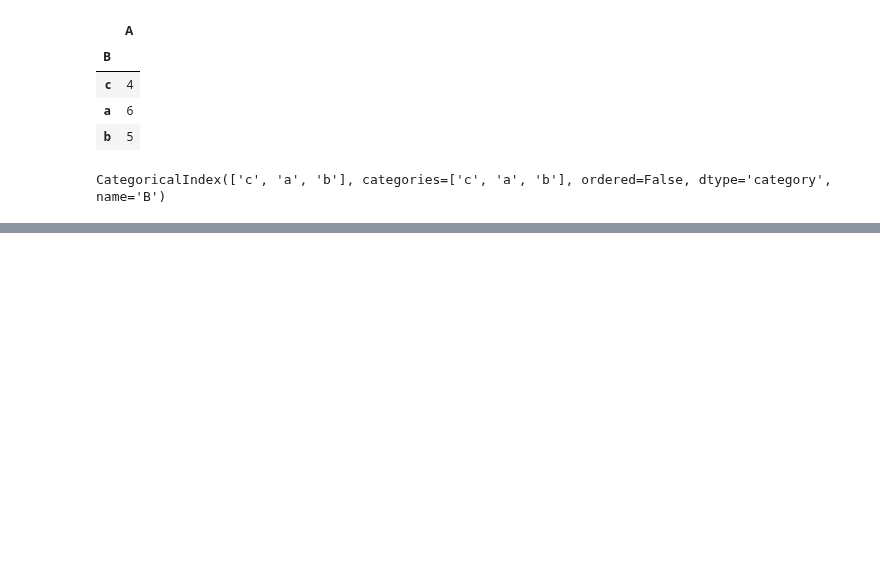
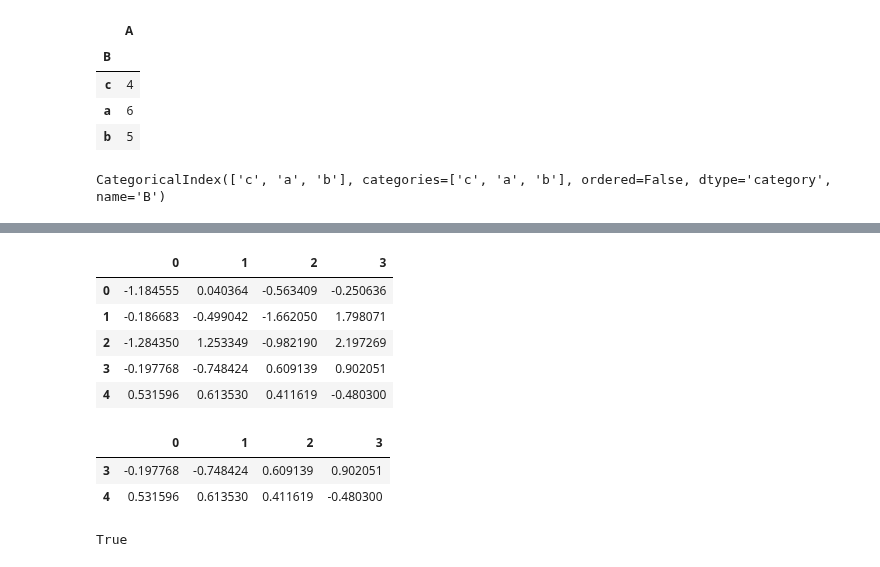
Before and after one commit to ilyak93/self-studying, a Jupyter notebook: DataEngineering/pandas/pandas_advanced_indexing.ipynb, the cells around one changed output, grey strips where cells are left out. Cells and saved outputs as stored; diff of their text form; code cells hidden in the pictures; blank space fills up the shorter version.

```diff
--- a/DataEngineering/pandas/pandas_advanced_indexing.ipynb
+++ b/DataEngineering/pandas/pandas_advanced_indexing.ipynb
@@ -1788,0 +1800,21 @@ IntervalIndex([(2018-01-01 00:00:00, 2018-01-20 08:00:00],
+# %%
+df.loc[-2:]
+# %% [output]
+|  | 0 | 1 | 2 | 3 |
+| 0 | -1.184555 | 0.040364 | -0.563409 | -0.250636 |
+| 1 | -0.186683 | -0.499042 | -1.662050 | 1.798071 |
+| 2 | -1.284350 | 1.253349 | -0.982190 | 2.197269 |
+| 3 | -0.197768 | -0.748424 | 0.609139 | 0.902051 |
+| 4 | 0.531596 | 0.613530 | 0.411619 | -0.480300 |
+# %%
+df.loc[3:]
+# %% [output]
+|  | 0 | 1 | 2 | 3 |
+| 3 | -0.197768 | -0.748424 | 0.609139 | 0.902051 |
+| 4 | 0.531596 | 0.613530 | 0.411619 | -0.480300 |
+# %%
+df = pd.DataFrame(index=[2, 3, 3, 4, 5], columns=["data"], data=list(range(5)))
+
+df.index.is_monotonic_increasing
+# %% [output]
+True
```
Also changed, not shown: parts of 108 cells of this notebook.
